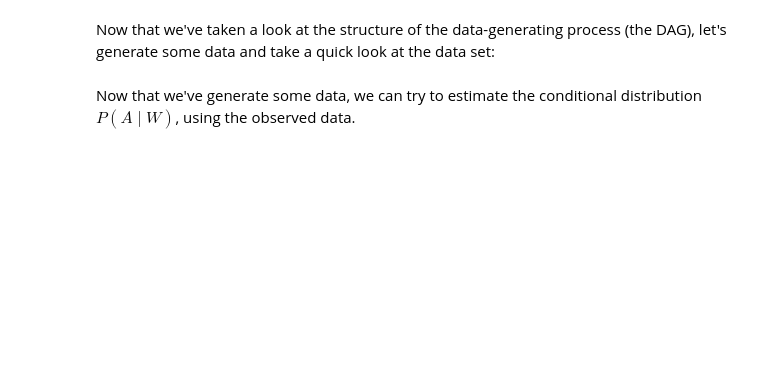
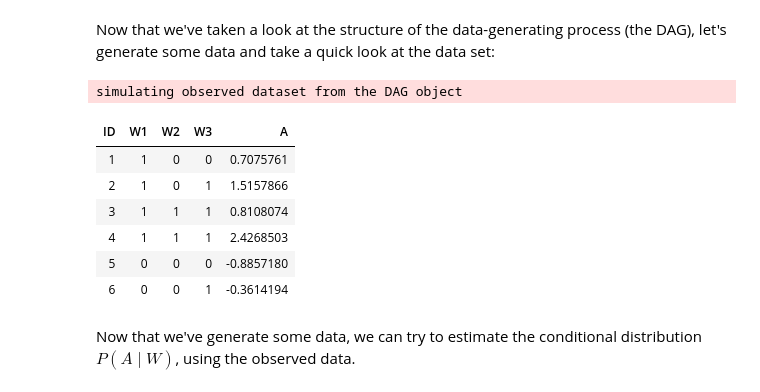
Before and after one commit to tlbbd-sp2018/lab_07, a Jupyter notebook: lab_07.ipynb, the cells around one changed output. Drawn from its saved outputs; the diff is of its cells as text; code cells hidden in the pictures; blank space fills up the shorter version.

```diff
--- a/lab_07.ipynb
+++ b/lab_07.ipynb
@@ -59,6 +83,5 @@ D <- DAG.empty()
 D <- D + node("W1", distr = "rbern", prob = 0.5) +
          node("W2", distr = "rbern", prob = 0.3) +
          node("W3", distr = "rbern", prob = 0.3) +
-         node("A.mean", distr = "rconst", const = (0.98 * W1 + 0.58 * W2 + 0.33 * W3)) +
-         node("A", distr = "rnorm", mean = A.mean, sd = 1)
+         node("A", distr = "rnorm", mean = (0.98 * W1 + 0.58 * W2 + 0.33 * W3), sd = 1)
 D <- set.DAG(D, n.test = 10)
@@ -67,8 +102,17 @@ plotDAG(D, xjitter = 0.3, yjitter = 0.04, edge_attrs = list(width = 0.5, arrow.w
 # %% [markdown]
 Now that we've taken a look at the structure of the data-generating process (the DAG), let's generate some data and take a quick look at the data set:
 # %%
-data_O <- sim(D, n = 10000, rndseed = 12345)
+data_O <- as.data.table(sim(D, n = 10000, rndseed = 12345))
 head(data_O)
+# %% [output]
+simulating observed dataset from the DAG object
+| ID | W1 | W2 | W3 | A |
+| 1 | 1 | 0 | 0 | 0.7075761 |
+| 2 | 1 | 0 | 1 | 1.5157866 |
+| 3 | 1 | 1 | 1 | 0.8108074 |
+| 4 | 1 | 1 | 1 | 2.4268503 |
+| 5 | 0 | 0 | 0 | -0.8857180 |
+| 6 | 0 | 0 | 1 | -0.3614194 |
 # %%
 newdata <- data_O[seq_len(100), c("W1", "W2", "W3", "A"), with = FALSE]
 # %% [markdown]
```
Also changed, not shown: parts of 7 cells of this notebook, 1 other file.
